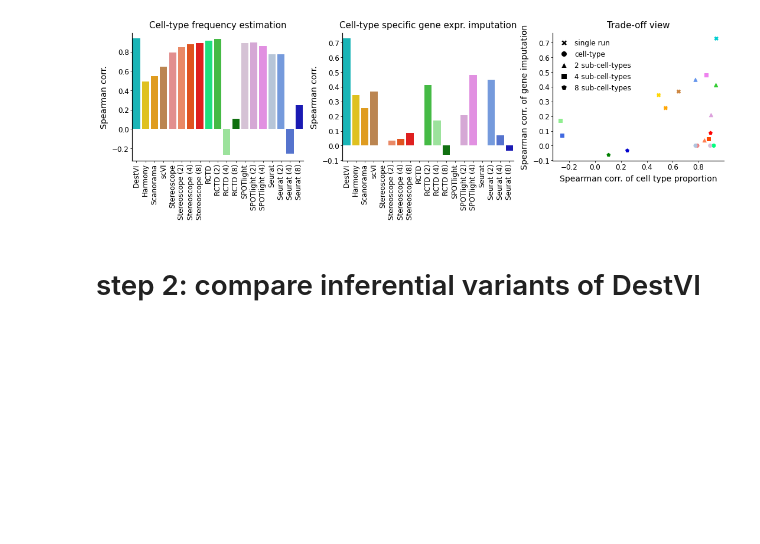
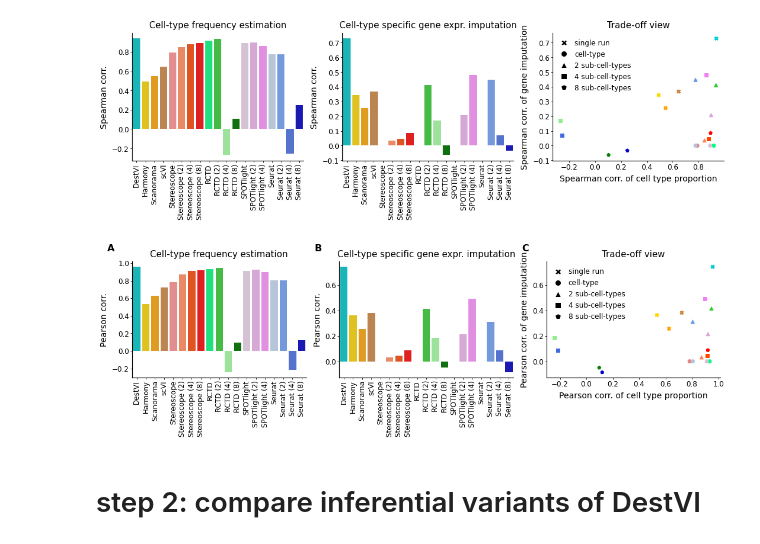
Before and after one commit to romain-lopez/DestVI-reproducibility, a Jupyter notebook: simulations/Read results.ipynb, the cells around one changed output. Drawn from its saved outputs; the diff is of its cells as text; code cells hidden in the pictures; blank space fills up the shorter version.

```diff
--- a/simulations/Read results.ipynb
+++ b/simulations/Read results.ipynb
@@ -201,5 +201,49 @@ plt.savefig("benchmarking.pdf", dpi=DPI)
 # %% [output]
 [figure]
+# %%
+fig, axes = plt.subplots(1, 3, figsize=(15, 5))
+
+
+sns.barplot(ct_score.columns, ct_score.loc["avg_pearson"], ax=axes[0], palette=list_colors)
+axes[0].text(-0.1, 1.15, "A", transform=axes[0].transAxes,
+      fontsize=16, fontweight='bold', va='top', ha='right')
+axes[0].set_xticklabels(axes[0].get_xticklabels(), rotation=90)
+axes[0].set_ylabel("Pearson corr.")
+axes[0].set_title("Cell-type frequency estimation")
+
+sns.barplot(gimp_ct_score.columns, gimp_ct_score.loc["avg_pearson"], ax=axes[1], palette=list_colors)
+axes[1].set_xticklabels(axes[1].get_xticklabels(), rotation=90)
+axes[1].text(-0.1, 1.15, "B", transform=axes[1].transAxes,
+      fontsize=16, fontweight='bold', va='top', ha='right')
+axes[1].set_ylabel("Pearson corr.")
+axes[1].set_title("Cell-type specific gene expr. imputation")
+
+for marker in np.unique(list_markers):
+    mask = np.where(np.array(list_markers) == marker)[0]
+#     list_colors[mask]
+    axes[2].scatter(ct_score.loc["avg_pearson"][mask], gimp_ct_score.loc["avg_pearson"][mask],
+                c=np.array(list_colors)[mask],
+                marker=marker)
+axes[2].text(-0.1, 1.15, "C", transform=axes[2].transAxes,
+      fontsize=16, fontweight='bold', va='top', ha='right')
+legend_elements = [Line2D([0], [0], marker='X', color='w', label='single run',
+                          markerfacecolor='black', markersize=10),
+                  Line2D([0], [0], marker='o', color='w', label='cell-type',
+                          markerfacecolor='black', markersize=10),
+                  Line2D([0], [0], marker='^', color='w', label='2 sub-cell-types',
+                          markerfacecolor='black', markersize=10),
+                  Line2D([0], [0], marker='s', color='w', label='4 sub-cell-types',
+                          markerfacecolor='black', markersize=10),
+                  Line2D([0], [0], marker='p', color='w', label='8 sub-cell-types',
+                          markerfacecolor='black', markersize=10),]
+axes[2].set_xlabel("Pearson corr. of cell type proportion")
+axes[2].set_ylabel("Pearson corr. of gene imputation")
+axes[2].set_title("Trade-off view")
+axes[2].legend(handles=legend_elements)
+plt.tight_layout()
+plt.savefig("figures/benchmarking_supp.pdf", dpi=DPI)
+# %% [output]
+[figure, added]
 # %% [markdown]
 # step 2: compare inferential variants of DestVI
 # %%
```
Also changed, not shown: parts of 4 cells of this notebook, 2 other files.
